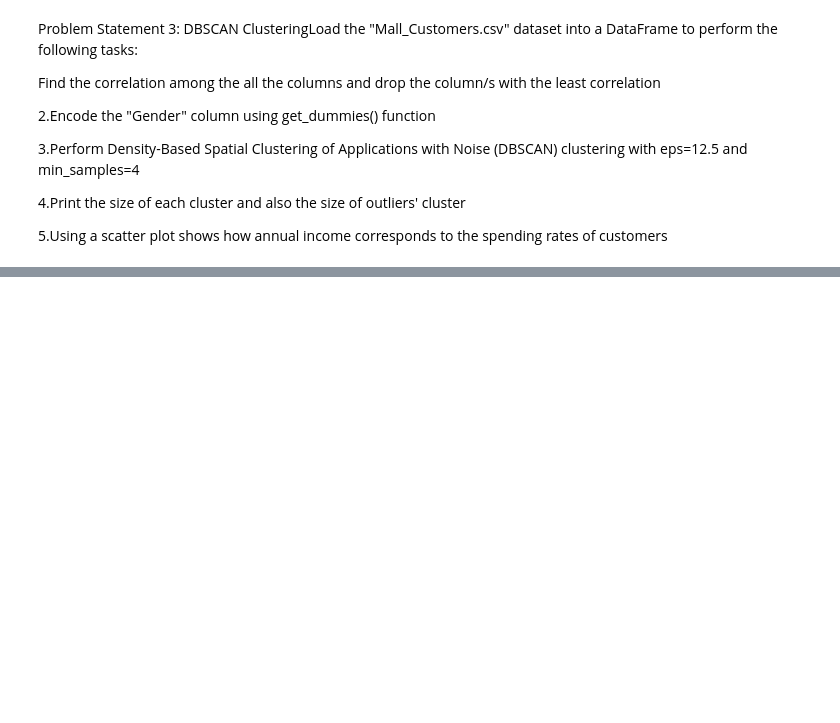
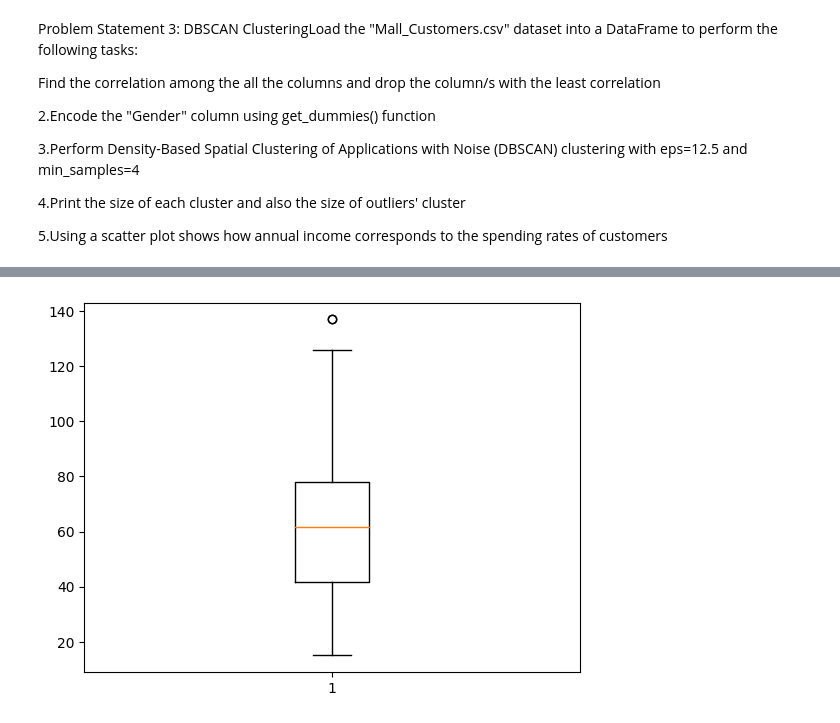
Before and after one commit to Shivam-Shane/Learnerhub, a Jupyter notebook: IPYTHON/Assignment 5.question 3.ipynb, the cells around one changed output, grey strips where cells are left out. Saved outputs shown, nothing was run; the diff lists cells and outputs as text; code cells hidden in the pictures; blank space fills up the shorter version.

```diff
--- a/IPYTHON/Assignment 5.question 3.ipynb
+++ b/IPYTHON/Assignment 5.question 3.ipynb
@@ -43,0 +105,5 @@ data
+# %%
+mp.boxplot(data['Annual Income (k$)'])
+mp.show()
+# %% [output]
+[figure, added]
```
Also changed, not shown: parts of 16 cells of this notebook, 1 other file.
